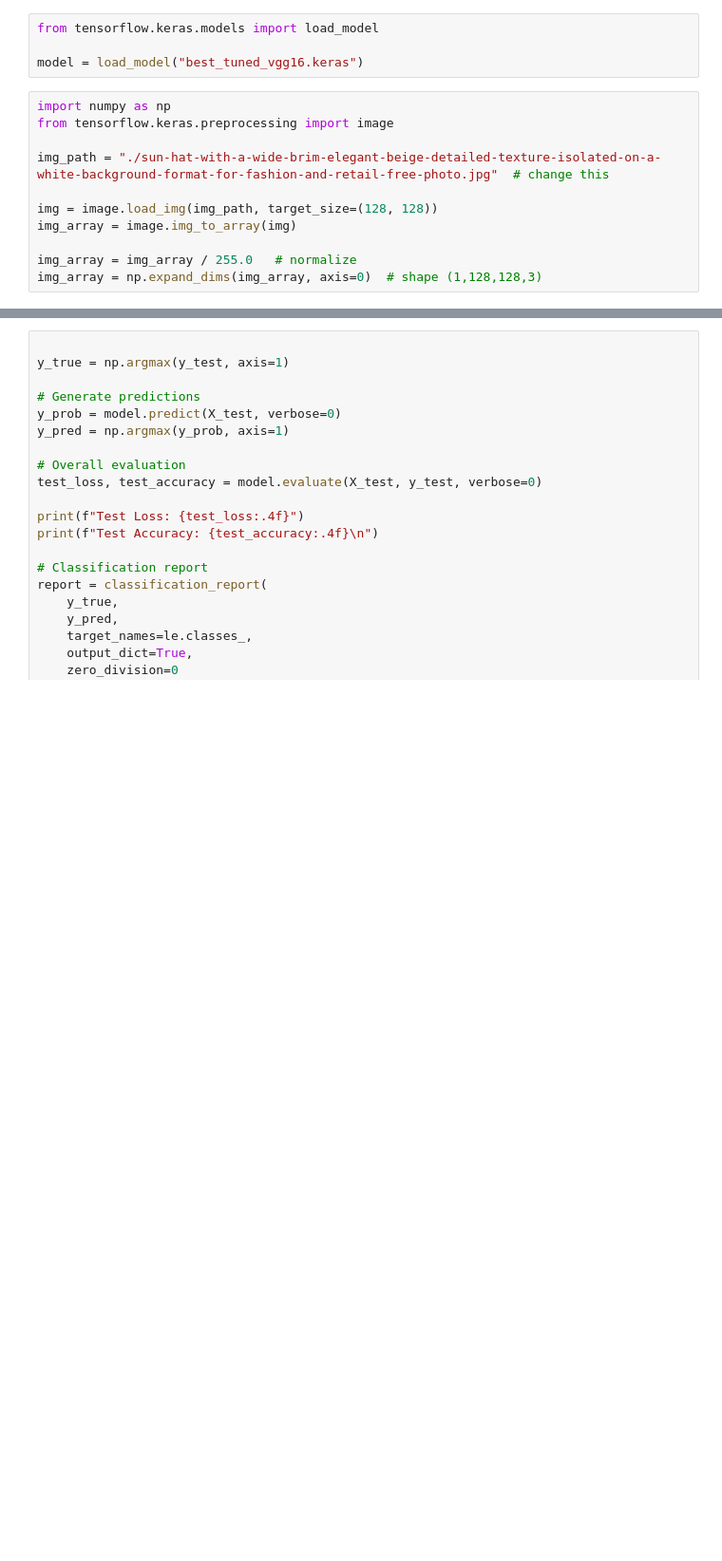
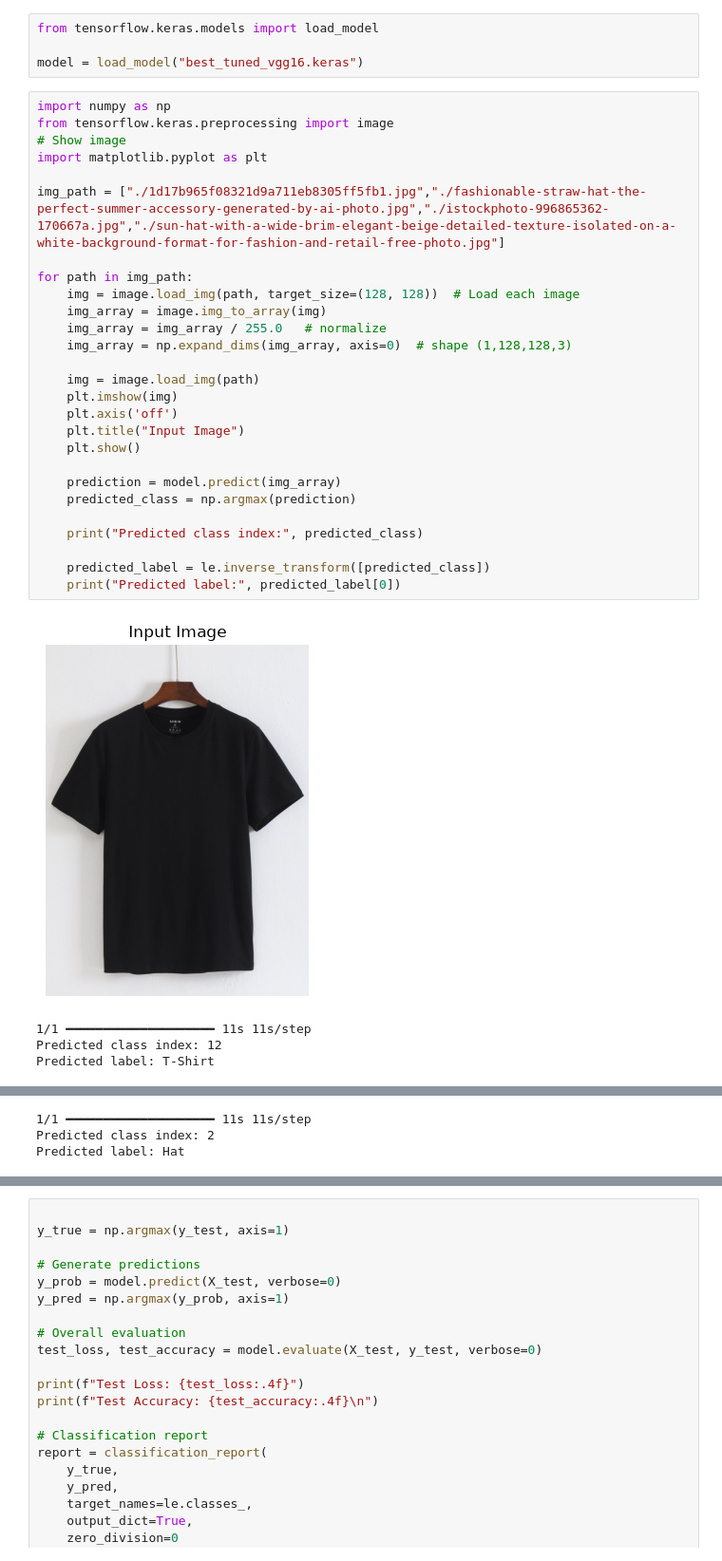
Before and after one commit to MyGit-App/OutfitClassifier, a Jupyter notebook: OuitfitClassifierr.ipynb, the cells around one changed output, grey strips where cells are left out. Shown at 95% size. Saved outputs shown, nothing was run; the diff lists cells and outputs as text; blank space fills up the shorter version.

```diff
--- a/OuitfitClassifierr.ipynb
+++ b/OuitfitClassifierr.ipynb
@@ -1064,11 +1064,32 @@ model = load_model("best_tuned_vgg16.keras")
 # %%
 import numpy as np
 from tensorflow.keras.preprocessing import image
+# Show image
+import matplotlib.pyplot as plt
 
-img_path = "./sun-hat-with-a-wide-brim-elegant-beige-detailed-texture-isolated-on-a-white-background-format-for-fashion-and-retail-free-photo.jpg"  # change this
+img_path = ["./1d17b965f08321d9a711eb8305ff5fb1.jpg","./fashionable-straw-hat-the-perfect-summer-accessory-generated-by-ai-photo.jpg","./istockphoto-996865362-170667a.jpg","./sun-hat-with-a-wide-brim-elegant-beige-detailed-texture-isolated-on-a-white-background-format-for-fashion-and-retail-free-photo.jpg"]
 
-img = image.load_img(img_path, target_size=(128, 128))
-img_array = image.img_to_array(img)
+for path in img_path:
+    img = image.load_img(path, target_size=(128, 128))  # Load each image
+    img_array = image.img_to_array(img)
+    img_array = img_array / 255.0   # normalize
+    img_array = np.expand_dims(img_array, axis=0)  # shape (1,128,128,3)
 
-img_array = img_array / 255.0   # normalize
-img_array = np.expand_dims(img_array, axis=0)  # shape (1,128,128,3)
+    img = image.load_img(path)
+    plt.imshow(img)
+    plt.axis('off')
+    plt.title("Input Image")
+    plt.show()
+
+    prediction = model.predict(img_array)
+    predicted_class = np.argmax(prediction)
+
+    print("Predicted class index:", predicted_class)
+
+    predicted_label = le.inverse_transform([predicted_class])
+    print("Predicted label:", predicted_label[0])
+# %% [output]
+[figure, added]
+1/1 ━━━━━━━━━━━━━━━━━━━━ 11s 11s/step
+Predicted class index: 12
+Predicted label: T-Shirt
@@ -1074,0 +1097,3 @@ img_array = np.expand_dims(img_array, axis=0)  # shape (1,128,128,3)
+1/1 ━━━━━━━━━━━━━━━━━━━━ 11s 11s/step
+Predicted class index: 2
+Predicted label: Hat
```
Also changed, not shown: parts of 3 cells of this notebook, 3 other files.
